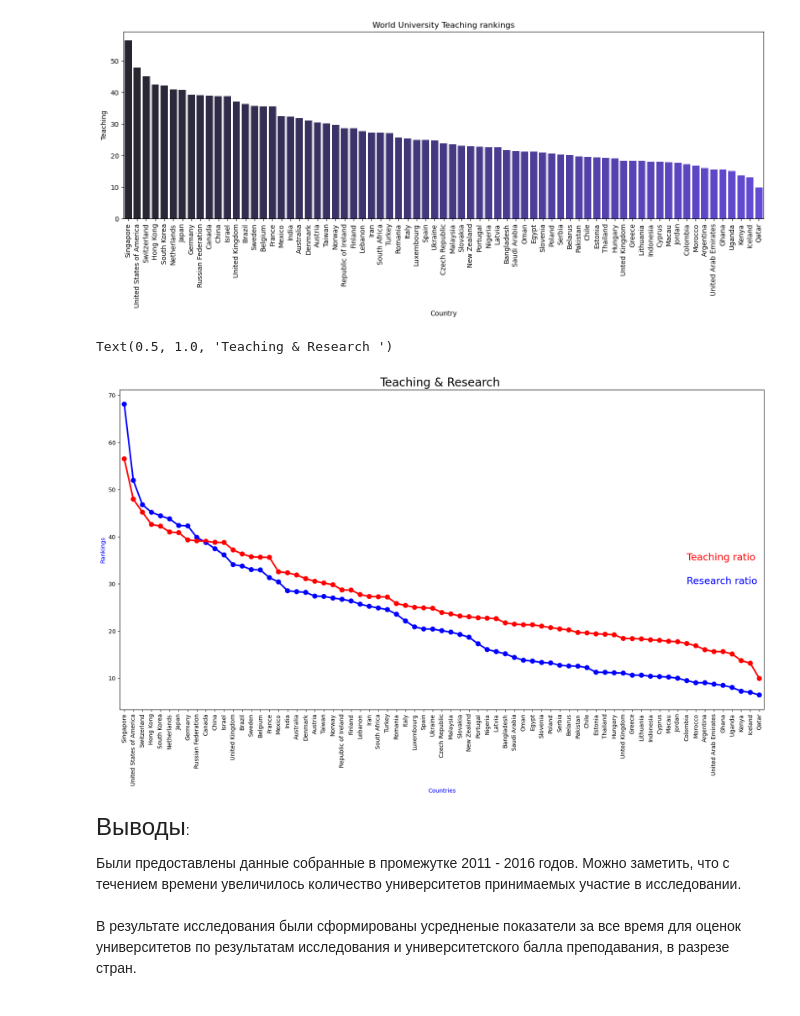
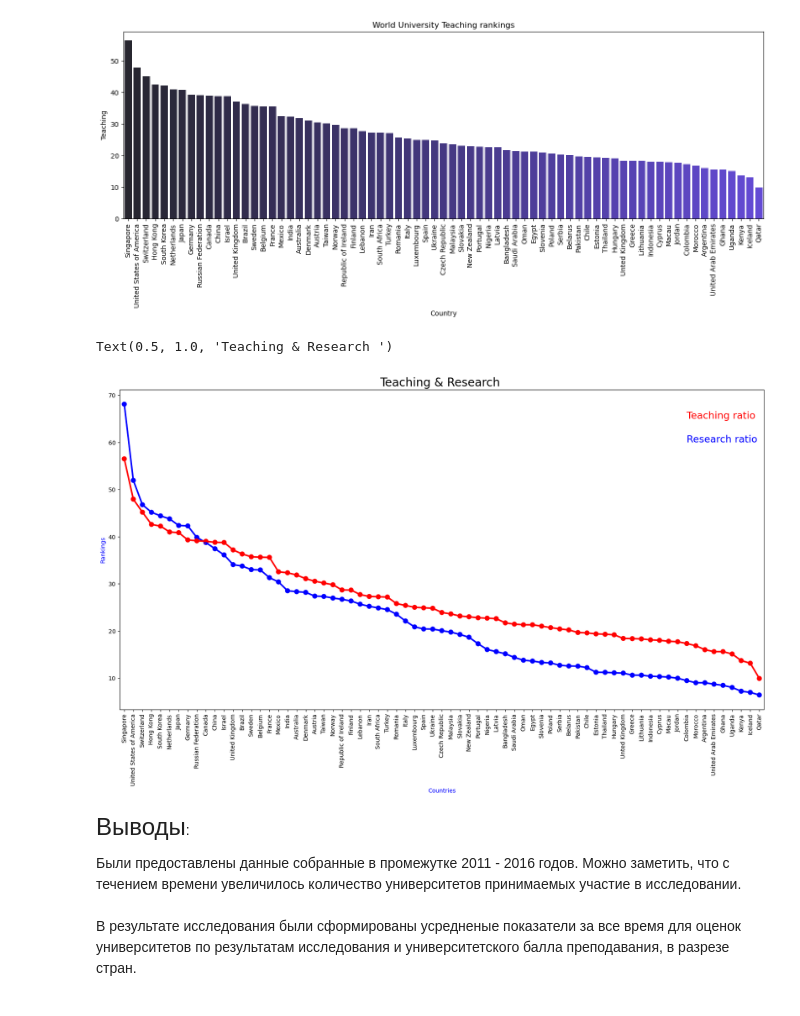
Before and after one commit to Diana-Shilova/TMSds, a Jupyter notebook: lesson13/EDA_1.ipynb, the cells around one changed output. Drawn from its saved outputs; the diff is of its cells as text; code cells hidden in the pictures.

```diff
--- a/lesson13/EDA_1.ipynb
+++ b/lesson13/EDA_1.ipynb
@@ -80,3 +125,10 @@ array([ 72.4,  54.6,  82.3,  29.5,  70.3,  77.7,  77.2,  39.6,  90. ,
         13.1,  15.7,  20.4,  19.8,  69.6,  15.4,  13.4,  14.5,  18.5,
         55.2,  20.3,   7.1,  17. ,  14.2,  15.2,  99.9,  13.8,  14. ,
         16.5,  14.9])
+# %%
+df['international_students'] = df['international_students'].str.replace('%', '')
+df['international_students'] = df['international_students'].fillna(0)
+df['international_students'] = df['international_students'].astype(str).astype(int) / 100
+df['international_students'] = df['international_students'].replace(0.0, round(np.mean(df.international),1))
+
+df.international.unique()
@@ -349,16 +419,16 @@ plt.show()
 # %%
 plt.subplots(figsize = (20,10))
 sns.pointplot(x = "country" , y = "research" , data = sorted_df , color = "blue")
 sns.pointplot(x = "country" , y = "teaching" , data = sorted_df2 , color = "red")
-plt.text(62,35,'Teaching ratio', color='red', fontsize = 17)
-plt.text(62,30,'Research ratio', color='blue', fontsize = 17)
+plt.text(62,65,'Teaching ratio', color='red', fontsize = 17)
+plt.text(62,60,'Research ratio', color='blue', fontsize = 17)
 plt.xlabel('Countries',color='blue')
 plt.ylabel('Rankings', color='blue')
 plt.xticks(rotation = 90)
 plt.title('Teaching & Research ', fontsize = 20, color = 'black')
 # %% [output]
 Text(0.5, 1.0, 'Teaching & Research ')
-[figure, old version]
+[figure, new version]
 # %% [markdown]
 <font size = 5>Выводы</font>:
 
```
Also changed, not shown: parts of 29 cells of this notebook, 1 other file.
